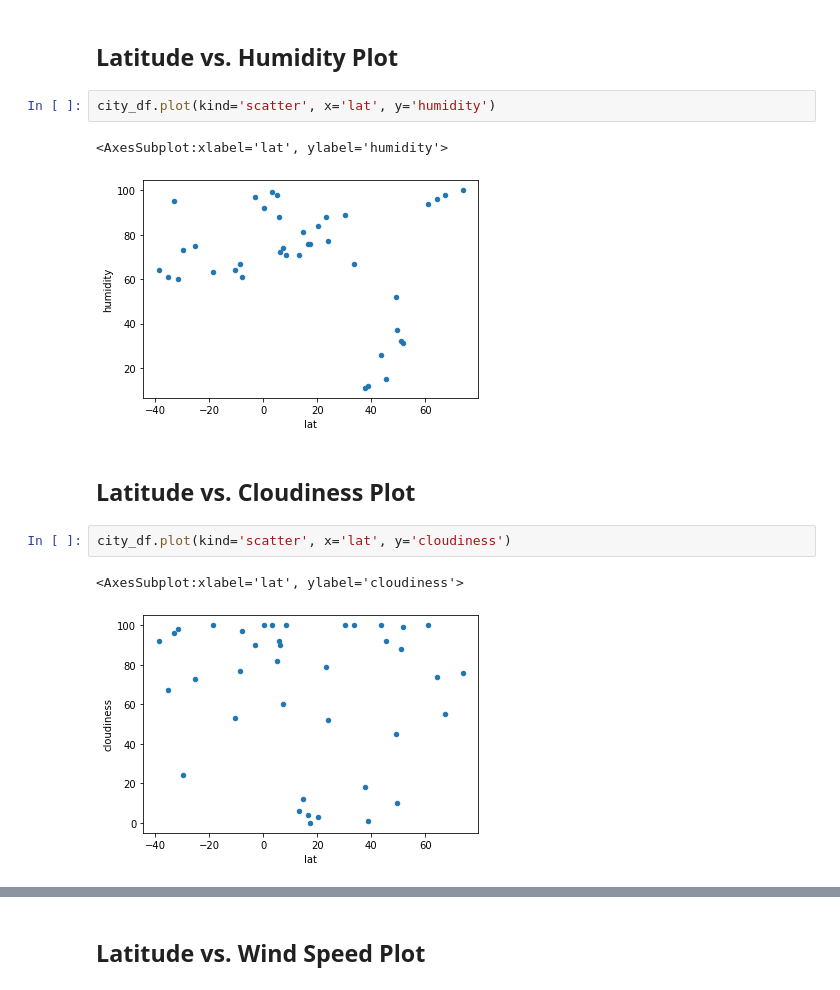
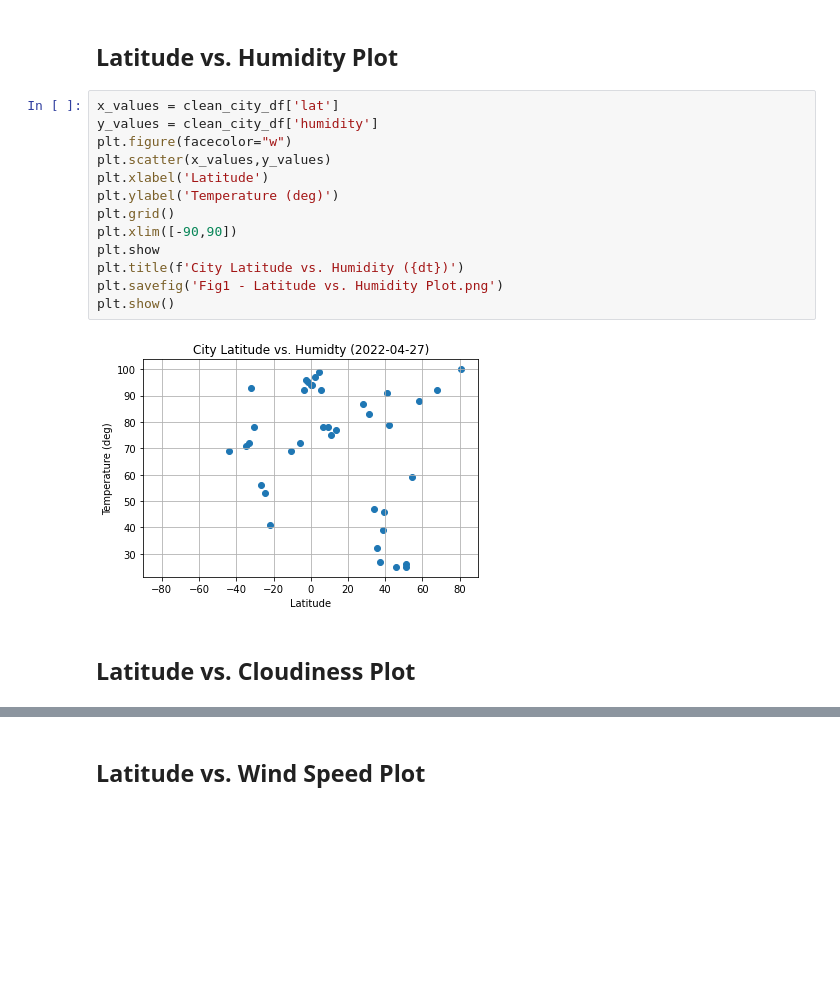
Before and after one commit to Ejwpls/python-api-challenge, a Jupyter notebook: starter_code/WeatherPy.ipynb, the cells around one changed output, grey strips where cells are left out. Saved outputs shown, nothing was run; the diff lists cells and outputs as text; blank space fills up the shorter version.

```diff
--- a/starter_code/WeatherPy.ipynb
+++ b/starter_code/WeatherPy.ipynb
@@ -170,14 +174,19 @@ plt.show()
 # %% [markdown]
 ## Latitude vs. Humidity Plot
-# %%
-city_df.plot(kind='scatter', x='lat', y='humidity')
-# %% [output]
-<AxesSubplot:xlabel='lat', ylabel='humidity'>
-[figure, removed]
+# %%
+x_values = clean_city_df['lat']
+y_values = clean_city_df['humidity']
+plt.figure(facecolor="w")
+plt.scatter(x_values,y_values)
+plt.xlabel('Latitude')
+plt.ylabel('Temperature (deg)')
+plt.grid()
+plt.xlim([-90,90])
+plt.show
+plt.title(f'City Latitude vs. Humidity ({dt})')
+plt.savefig('Fig1 - Latitude vs. Humidity Plot.png')
+plt.show()
+# %% [output]
+[figure, added]
 # %% [markdown]
 ## Latitude vs. Cloudiness Plot
-# %%
-city_df.plot(kind='scatter', x='lat', y='cloudiness')
-# %% [output]
-<AxesSubplot:xlabel='lat', ylabel='cloudiness'>
-[figure, removed]
```
Also changed, not shown: parts of 21 cells of this notebook, 5 other files.
